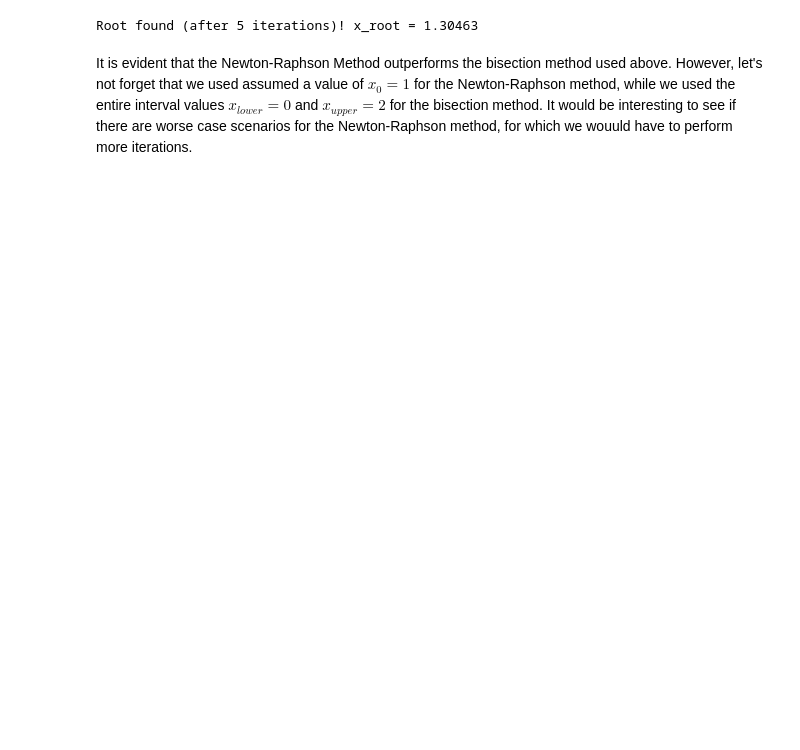
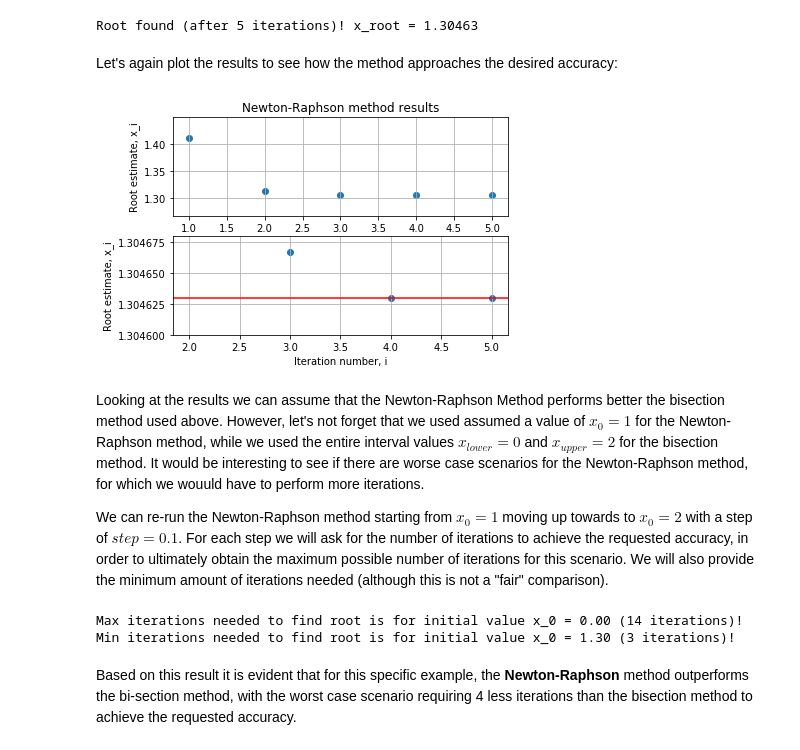
Before and after one commit to aretselis/msc-computational-physics, a Jupyter notebook: Courses/Computational Mathematics (ΥΦΥ101)/Problem Sets/retselis_set1_1.ipynb, the cells around one changed output. Drawn from its saved outputs; the diff is of its cells as text; code cells hidden in the pictures; blank space fills up the shorter version.

```diff
--- a/Courses/Computational Mathematics (ΥΦΥ101)/Problem Sets/retselis_set1_1.ipynb
+++ b/Courses/Computational Mathematics (ΥΦΥ101)/Problem Sets/retselis_set1_1.ipynb
@@ -82,17 +115,83 @@ ea = 100
 repetitions = 0
 x_prev = x0
 
+newton_iter_list = []
+newton_value_list = []
+
 f = lambda x : math.exp(x)-(2*x*math.cos(x))-3
 fdot = lambda x : math.exp(x)+2*(x*math.sin(x)-math.cos(x))
 
 while ea>es:
-    repetitions = repetitions + 1
     x_next = x_prev - (f(x_prev)/fdot(x_prev))
     ea = math.fabs((x_next-x_prev)*100/x_next)
+    repetitions = repetitions + 1
     x_prev = x_next
+    newton_iter_list.append(repetitions)
+    newton_value_list.append(x_next)
 
 print('Root found (after %d iterations)! x_root = %.5f' % (repetitions, x_next))
 # %% [output]
 Root found (after 5 iterations)! x_root = 1.30463
+# %% [markdown]
+Let's again plot the results to see how the method approaches the desired accuracy:
+# %%
+# Plot Newton-Raphson method results
+
+plt.subplot(2,1,1)
+plt.title('Newton-Raphson method results')
+plt.scatter(newton_iter_list,newton_value_list)
+axes = plt.gca()
+axes.set_ylabel('Root estimate, x_i')
+plt.grid()
+plt.subplot(2,1,2)
+plt.scatter(newton_iter_list[-4:],newton_value_list[-4:])
+plt.axhline(y=1.30463,color='r')
+axes = plt.gca()
+axes.set_ylim([1.3046,1.30468])
+axes.set_ylabel('Root estimate, x_i')
+axes.set_xlabel('Iteration number, i')
+axes.ticklabel_format(useOffset=False)
+plt.grid()
+# %% [output]
+[figure, added]
 # %% [markdown]
-It is evident that the Newton-Raphson Method outperforms the bisection method used above. However, let's not forget that we used assumed a value of $x_{0}=1$ for the Newton-Raphson method, while we used the entire interval values $x_{lower}=0$ and $x_{upper}=2$ for the bisection method. It would be interesting to see if there are worse case scenarios for the Newton-Raphson method, for which we wouuld have to perform more iterations.
+Looking at the results we can assume that the Newton-Raphson Method performs better the bisection method used above. However, let's not forget that we used assumed a value of $x_{0}=1$ for the Newton-Raphson method, while we used the entire interval values $x_{lower}=0$ and $x_{upper}=2$ for the bisection method. It would be interesting to see if there are worse case scenarios for the Newton-Raphson method, for which we wouuld have to perform more iterations.
+
+We can re-run the Newton-Raphson method starting from $x_{0}=1$ moving up towards to $x_{0}=2$ with a step of $step=0.1$. For each step we will ask for the number of iterations to achieve the requested accuracy, in order to ultimately obtain the maximum possible number of iterations for this scenario. We will also provide the minimum amount of iterations needed (although this is not a "fair" comparison).
+# %%
+# Newton-Raphson method (step increasing - max/min_iterations finder)
+
+x_lower = 0
+x_upper = 2
+step_size = 0.1
+max_iterations = 0
+min_iterations = 100
+n = 5 # Number of significant digits to be computed
+es = 0.5*pow(10, (2-n))
+
+f = lambda x : math.exp(x)-(2*x*math.cos(x))-3
+fdot = lambda x : math.exp(x)+2*(x*math.sin(x)-math.cos(x))
+
+for i in np.arange(x_lower, x_upper, step_size):
+    repetitions = 0
+    x_prev = i
+    ea = 100
+    while ea>es:
+        repetitions = repetitions + 1
+        x_next = x_prev - (f(x_prev)/fdot(x_prev))
+        ea = math.fabs((x_next-x_prev)*100/x_next)
+        x_prev = x_next
+    if repetitions > max_iterations:
+        max_iterations = repetitions
+        max_iterations_initial = i
+    elif repetitions < min_iterations:
+        min_iterations = repetitions
+        min_iterations_initial = i
+
+print('Max iterations needed to find root is for initial value x_0 = %.2f (%d iterations)!' % (max_iterations_initial, max_iterations))
+print('Min iterations needed to find root is for initial value x_0 = %.2f (%d iterations)!' % (min_iterations_initial, min_iterations))
+# %% [output]
+Max iterations needed to find root is for initial value x_0 = 0.00 (14 iterations)!
+Min iterations needed to find root is for initial value x_0 = 1.30 (3 iterations)!
+# %% [markdown]
+Based on this result it is evident that for this specific example, the **Newton-Raphson** method outperforms the bi-section method, with the worst case scenario requiring 4 less iterations than the bisection method to achieve the requested accuracy.
```
Also changed, not shown: parts of 14 cells of this notebook.
